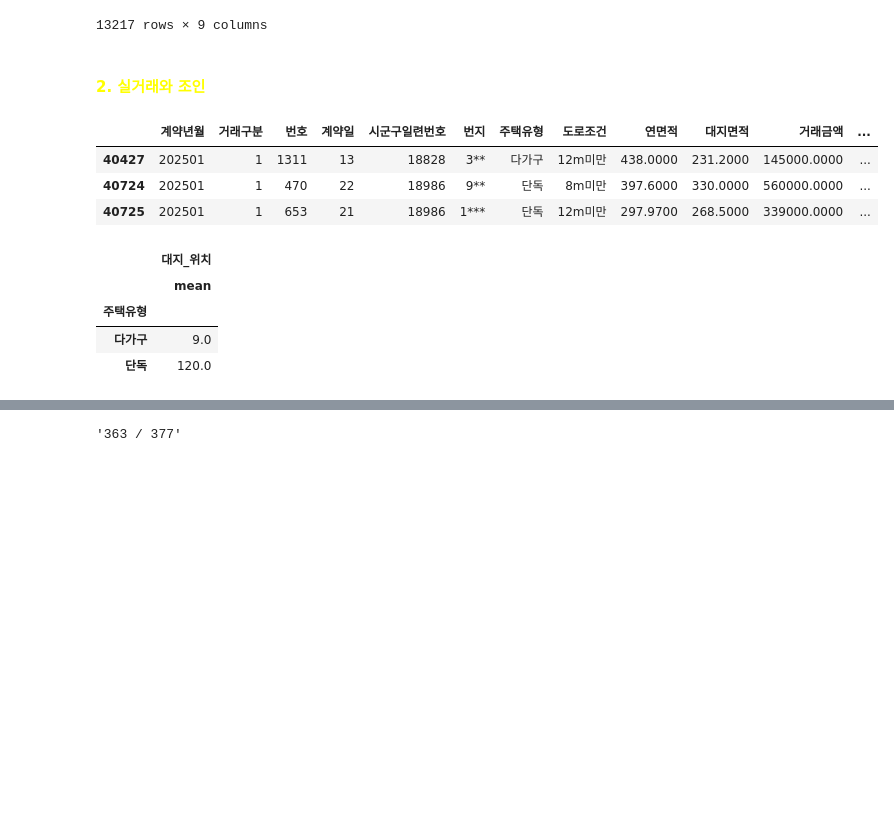
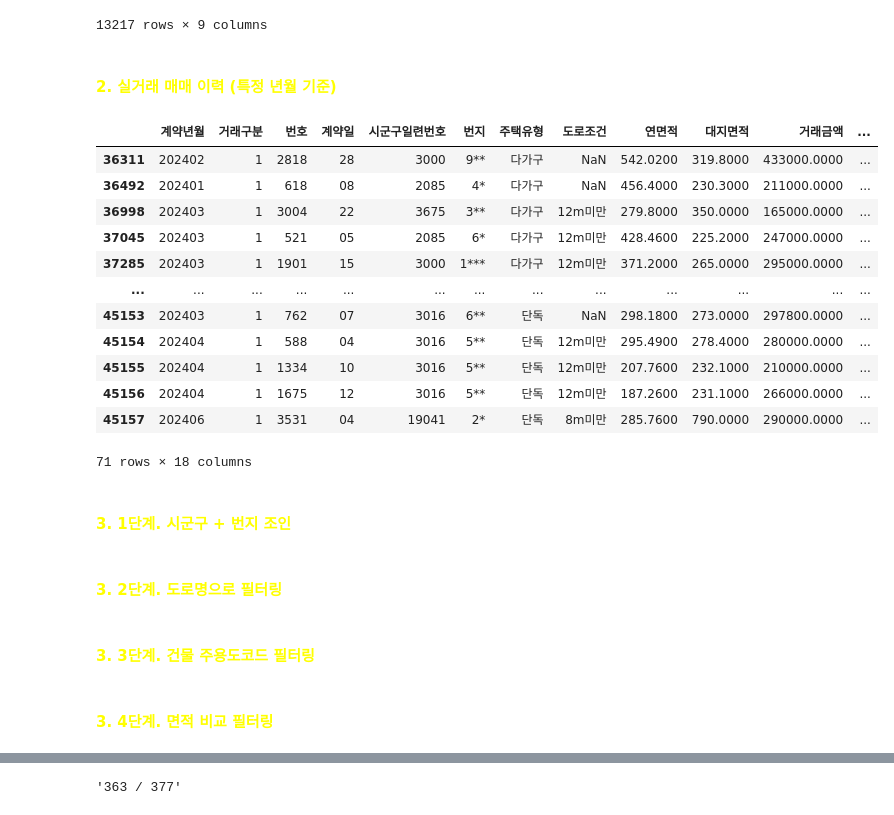
Before and after one commit to sbcho21/landata, a Jupyter notebook: notebooks/bundang.ipynb, the cells around one changed output, grey strips where cells are left out. Cells and saved outputs as stored; diff of their text form; code cells hidden in the pictures; blank space fills up the shorter version.

```diff
--- a/notebooks/bundang.ipynb
+++ b/notebooks/bundang.ipynb
@@ -132,41 +132,41 @@ bldg_df
 | 13215 | 10891127109 | 165.0 | 327.36 | 단독주택 | 다가구주택(3가구) | 경기도 성남시 분당구 정자동 151-2번지 | 경기도 성남시 분당구 황새울로12번길 1-4 (정자동) | 경기도 성남시 분당구 정자동 | 1** |
 | 13216 | 10891127110 | 211.0 | 393.12 | 단독주택 | 제2종근린생활시설,다가구주택(3가구) | 경기도 성남시 분당구 분당동 129-15번지 | 경기도 성남시 분당구 서현로494번길 4-13 (분당동) | 경기도 성남시 분당구 분당동 | 1** |
 13217 rows × 9 columns
-# %% [markdown]
-#### <span style="color:yellow">2. 실거래와 조인</span>
+# %% [markdown]
+#### <span style="color:yellow">2. 실거래 매매 이력 (특정 년월 기준)</span>
 # %%
 # 실거래가 2025년도
-#trade_df = pd.read_csv("../data/Bundang_20251215/실거래_단독다가구_분당구_2015이후.csv", dtype=str)
-trade_df["실거래ID"] = trade_df.index
-trade_202501_df = trade_df[trade_df["계약년월"].str.startswith("202501")]
-trade_202501_df
+trade_df = pd.read_csv("../data/Bundang_20251215/실거래_단독다가구_분당구_2015이후.csv", dtype=str)
+#trade_df["실거래ID"] = trade_df.index
+trade_2024_df = trade_df[trade_df["계약년월"].str.startswith("2024") & (trade_df["거래구분"] == '1')]
+trade_2024_df
 # %% [output]
 |  | 계약년월 | 거래구분 | 번호 | 계약일 | 시군구일련번호 | 번지 | 주택유형 | 도로조건 | 연면적 | 대지면적 | 거래금액 | ... |
-| 40427 | 202501 | 1 | 1311 | 13 | 18828 | 3** | 다가구 | 12m미만 | 438.0000 | 231.2000 | 145000.0000 | ... |
-| 40724 | 202501 | 1 | 470 | 22 | 18986 | 9** | 단독 | 8m미만 | 397.6000 | 330.0000 | 560000.0000 | ... |
-| 40725 | 202501 | 1 | 653 | 21 | 18986 | 1*** | 단독 | 12m미만 | 297.9700 | 268.5000 | 339000.0000 | ... |
+| 36311 | 202402 | 1 | 2818 | 28 | 3000 | 9** | 다가구 | NaN | 542.0200 | 319.8000 | 433000.0000 | ... |
+| 36492 | 202401 | 1 | 618 | 08 | 2085 | 4* | 다가구 | NaN | 456.4000 | 230.3000 | 211000.0000 | ... |
+| 36998 | 202403 | 1 | 3004 | 22 | 3675 | 3** | 다가구 | 12m미만 | 279.8000 | 350.0000 | 165000.0000 | ... |
+| 37045 | 202403 | 1 | 521 | 05 | 2085 | 6* | 다가구 | 12m미만 | 428.4600 | 225.2000 | 247000.0000 | ... |
+| 37285 | 202403 | 1 | 1901 | 15 | 3000 | 1*** | 다가구 | 12m미만 | 371.2000 | 265.0000 | 295000.0000 | ... |
+| ... | ... | ... | ... | ... | ... | ... | ... | ... | ... | ... | ... | ... |
+| 45153 | 202403 | 1 | 762 | 07 | 3016 | 6** | 단독 | NaN | 298.1800 | 273.0000 | 297800.0000 | ... |
+| 45154 | 202404 | 1 | 588 | 04 | 3016 | 5** | 단독 | 12m미만 | 295.4900 | 278.4000 | 280000.0000 | ... |
+| 45155 | 202404 | 1 | 1334 | 10 | 3016 | 5** | 단독 | 12m미만 | 207.7600 | 232.1000 | 210000.0000 | ... |
+| 45156 | 202404 | 1 | 1675 | 12 | 3016 | 5** | 단독 | 12m미만 | 187.2600 | 231.1000 | 266000.0000 | ... |
+| 45157 | 202406 | 1 | 3531 | 04 | 19041 | 2* | 단독 | 8m미만 | 285.7600 | 790.0000 | 290000.0000 | ... |
+71 rows × 18 columns
+# %% [markdown]
+#### <span style="color:yellow">3. 1단계. 시군구 + 번지 조인</span>
 # %%
 # 시군구 + 번지(마스크된)으로만 조인
 all_df = pd.merge(
-            trade_202501_df,
+            trade_2024_df,
             bldg_df,
             on=["시군구명", "번지"],
-            how="left").sort_values(["실거래ID"])
-
-# 도로명이 일치하는 건만
-all_df = all_df[all_df.apply(lambda row: str(row["도로명"]) in str(row["도로명_대지_위치"]), axis=1)]
+            how="left").sort_values(["번호"])
 
 # 건물.주용도 != '단독주택'인 경우 필터링
-all_df = all_df[(all_df['주_용도_코드_명'] == '단독주택')]
+#all_df = all_df[(all_df['주_용도_코드_명'] == '단독주택')]
 
-# CSV 파일 저장
-all_df.to_csv("all_df.csv", index=False)
-
-temp_df = all_df[['실거래ID', '주택유형', '대지_위치']].groupby(['실거래ID', '주택유형']).count()
-temp_df.groupby(['주택유형']).aggregate(['mean'])
+all_df['STEP1'] = True
-# %% [output]
-|  | 대지_위치 |
-|  | mean |
-| 주택유형 |  |
-| 다가구 | 9.0 |
-| 단독 | 120.0 |
+# %% [markdown]
+#### <span style="color:yellow">3. 2단계. 도로명으로 필터링</span>
@@ -172,0 +176,2 @@ temp_df.groupby(['주택유형']).aggregate(['mean'])
+# %% [markdown]
+#### <span style="color:yellow">3. 3단계. 건물 주용도코드 필터링</span>
@@ -172,0 +180,2 @@ temp_df.groupby(['주택유형']).aggregate(['mean'])
+# %% [markdown]
+#### <span style="color:yellow">3. 4단계. 면적 비교 필터링</span>
```
Also changed, not shown: parts of 8 cells of this notebook, 4 other files.
